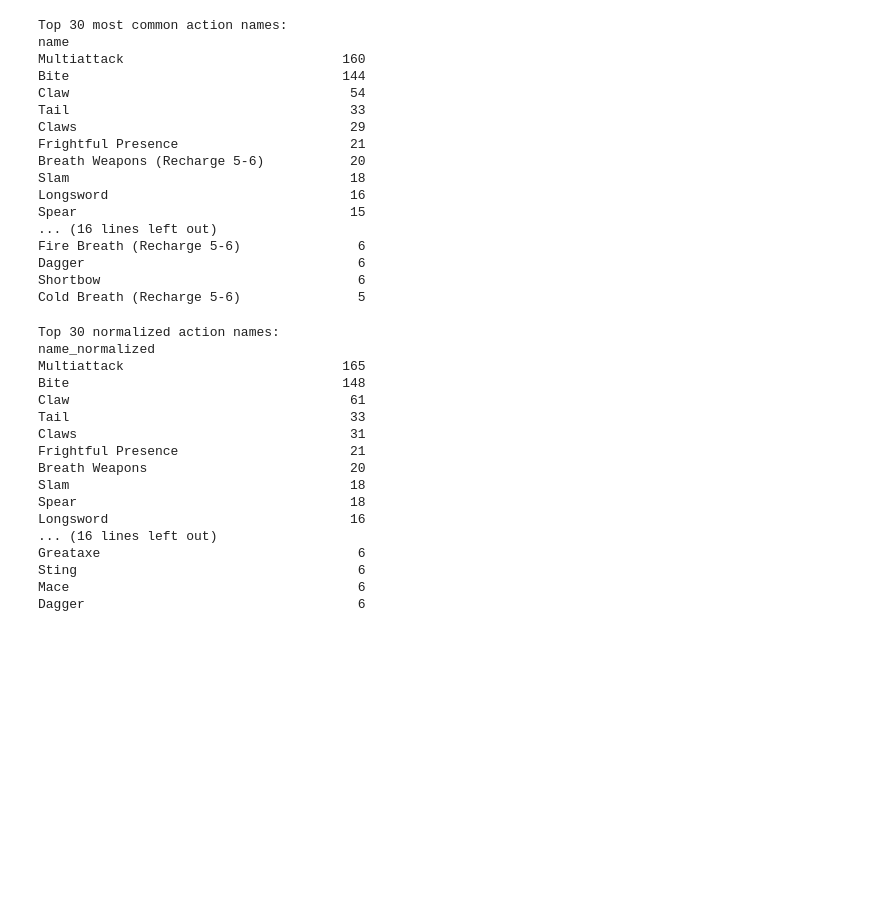
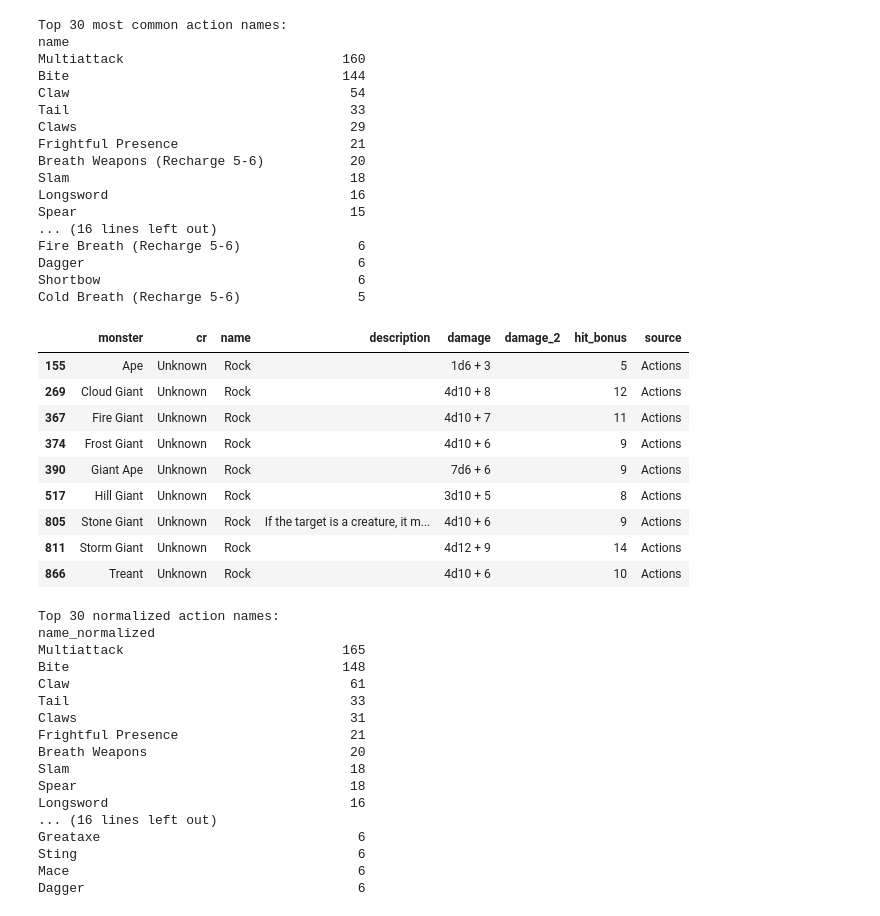
Before and after one commit to conorbarryhoke/matrix_v0, a Jupyter notebook: notebooks/exploration/feature_classification/notebooks/1_pattern_extraction.ipynb, the cells around one changed output. Cells and saved outputs as stored; diff of their text form; code cells hidden in the pictures; blank space fills up the shorter version.

```diff
--- a/notebooks/exploration/feature_classification/notebooks/1_pattern_extraction.ipynb
+++ b/notebooks/exploration/feature_classification/notebooks/1_pattern_extraction.ipynb
@@ -197,6 +196,19 @@ Fire Breath (Recharge 5-6)               6
 Dagger                                   6
 Shortbow                                 6
 Cold Breath (Recharge 5-6)               5
+# %%
+actions_df[actions_df['name'] == 'Rock']
+# %% [output]
+|  | monster | cr | name | description | damage | damage_2 | hit_bonus | source |
+| 155 | Ape | Unknown | Rock |  | 1d6 + 3 |  | 5 | Actions |
+| 269 | Cloud Giant | Unknown | Rock |  | 4d10 + 8 |  | 12 | Actions |
+| 367 | Fire Giant | Unknown | Rock |  | 4d10 + 7 |  | 11 | Actions |
+| 374 | Frost Giant | Unknown | Rock |  | 4d10 + 6 |  | 9 | Actions |
+| 390 | Giant Ape | Unknown | Rock |  | 7d6 + 6 |  | 9 | Actions |
+| 517 | Hill Giant | Unknown | Rock |  | 3d10 + 5 |  | 8 | Actions |
+| 805 | Stone Giant | Unknown | Rock | If the target is a creature, it m... | 4d10 + 6 |  | 9 | Actions |
+| 811 | Storm Giant | Unknown | Rock |  | 4d12 + 9 |  | 14 | Actions |
+| 866 | Treant | Unknown | Rock |  | 4d10 + 6 |  | 10 | Actions |
 # %%
 # Normalize action names
 actions_df['name_normalized'] = actions_df['name'].apply(normalize_trait_name)
```
Also changed, not shown: parts of 10 cells of this notebook, 6 other files.
